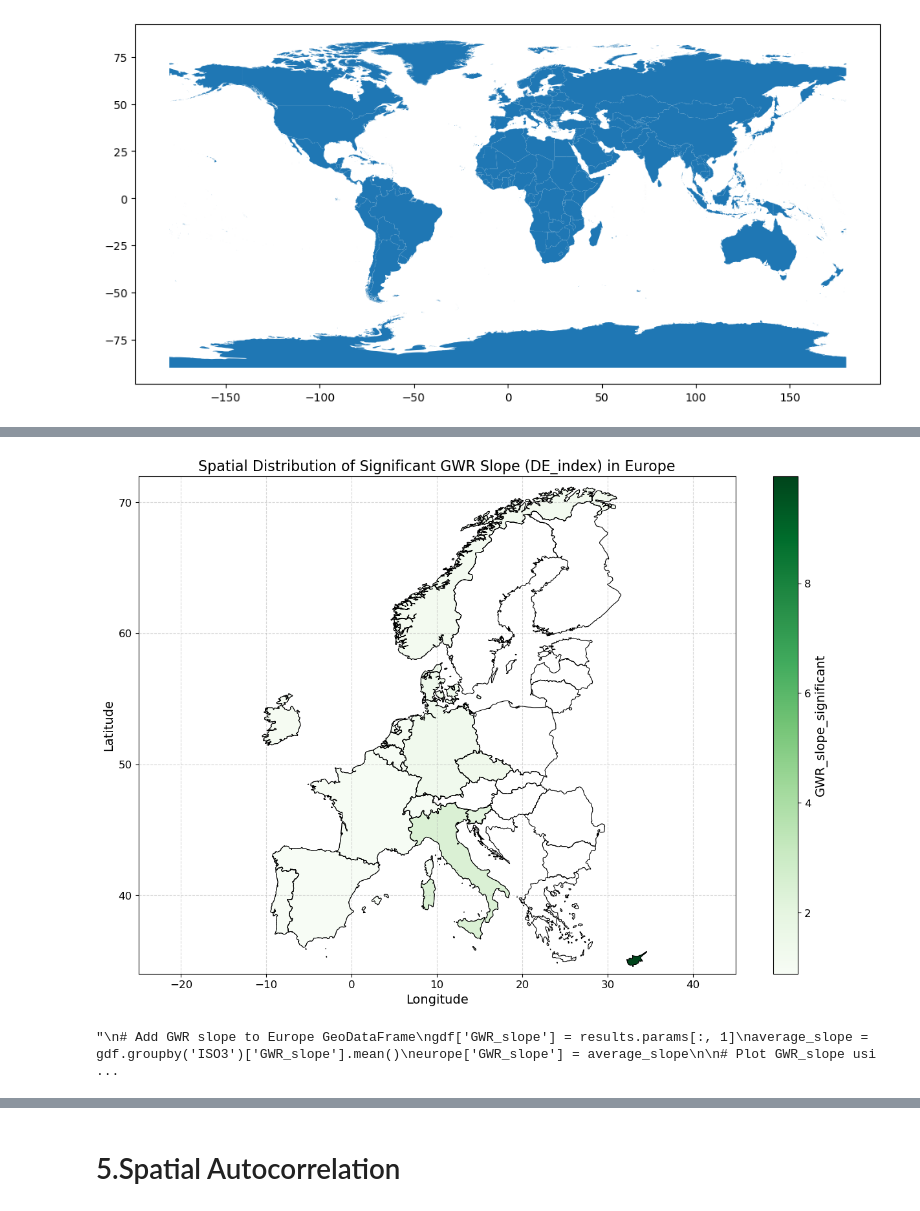
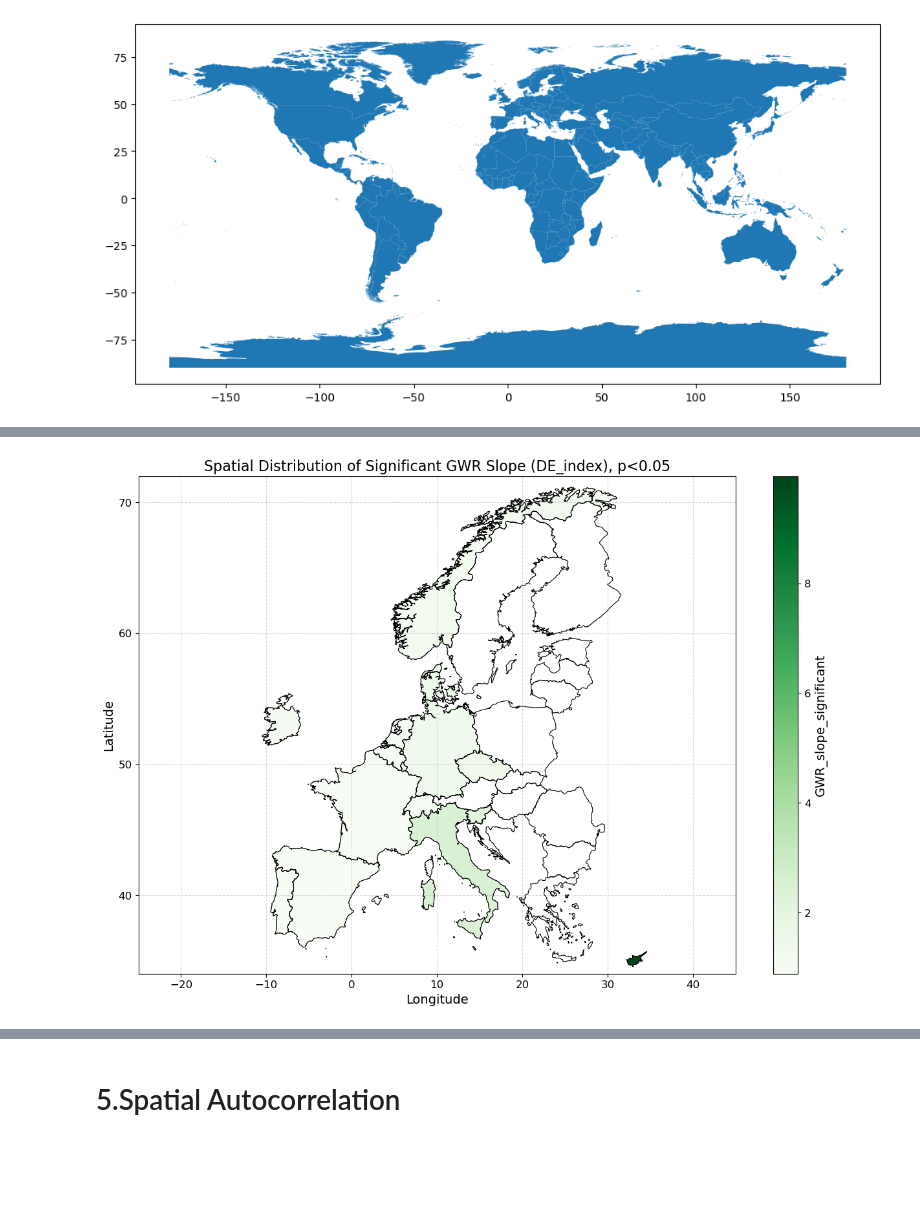
Before and after one commit to HumphreyHZ/CASA0004, a Jupyter notebook: Code.ipynb, the cells around one changed output, grey strips where cells are left out. Drawn from its saved outputs; the diff is of its cells as text; code cells hidden in the pictures; blank space fills up the shorter version.

```diff
--- a/Code.ipynb
+++ b/Code.ipynb
@@ -466,6 +472,7 @@ def plot_map(column, title, cmap='Blues'):
     ax.yaxis.set_major_locator(mticker.MultipleLocator(10))
     ax.grid(True, linestyle='--', alpha=0.5)
     plt.show()
+    return fig
 # %%
 print(gdf.columns)
 # %% [output]
@@ -486,34 +487,23 @@ europe = europe.set_index('ISO3')
 # %%
 # Step 1: Calculate local t-values
 gdf['t_value'] = results.params[:, 1] / results.bse[:, 1]
 
 # Step 2: Calculate local p-values
 
 local_df = results.n - results.tr_S
 gdf['p_value'] = 2 * (1 - stats.t.cdf(np.abs(gdf['t_value']), df=local_df))
 
 # Step 3: Filter out regions where the slope is not significant at the 0.05 level
 # Only keep regions where p_value < 0.05
 significant_gdf = gdf[gdf['p_value'] < 0.05]
 
 # Optional: Calculate the average slope for significant regions
 average_slope_significant = significant_gdf.groupby('ISO3')['GWR_slope'].mean()
 europe['GWR_slope_significant'] = average_slope_significant
 
 # Step 4: Plot only the significant regions
 # Assuming 'plot_map' is your custom function for plotting
-plot_map('GWR_slope_significant', 'Spatial Distribution of Significant GWR Slope (DE_index) in Europe', cmap='Greens')
+fig = plot_map('GWR_slope_significant', 'Spatial Distribution of Significant GWR Slope (DE_index), p<0.05', cmap='Greens')
+fig.savefig('GWR1.png', dpi=300, bbox_inches='tight')
 # %% [output]
-[figure, old version]
+[figure, new version]
-# %%
-'''
-# Add GWR slope to Europe GeoDataFrame
-gdf['GWR_slope'] = results.params[:, 1]
-average_slope = gdf.groupby('ISO3')['GWR_slope'].mean()
-europe['GWR_slope'] = average_slope
-
-# Plot GWR_slope using a detailed color scale
-plot_map('GWR_slope', 'Spatial Distribution of GWR Slope (DE_index) in Europe', cmap='Greens')
-'''
-# %% [output]
-"\n# Add GWR slope to Europe GeoDataFrame\ngdf['GWR_slope'] = results.params[:, 1]\naverage_slope = gdf.groupby('ISO3')['GWR_slope'].mean()\neurope['GWR_slope'] = average_slope\n\n# Plot GWR_slope usi ...
```
Also changed, not shown: parts of 24 cells of this notebook, 1 other file.
